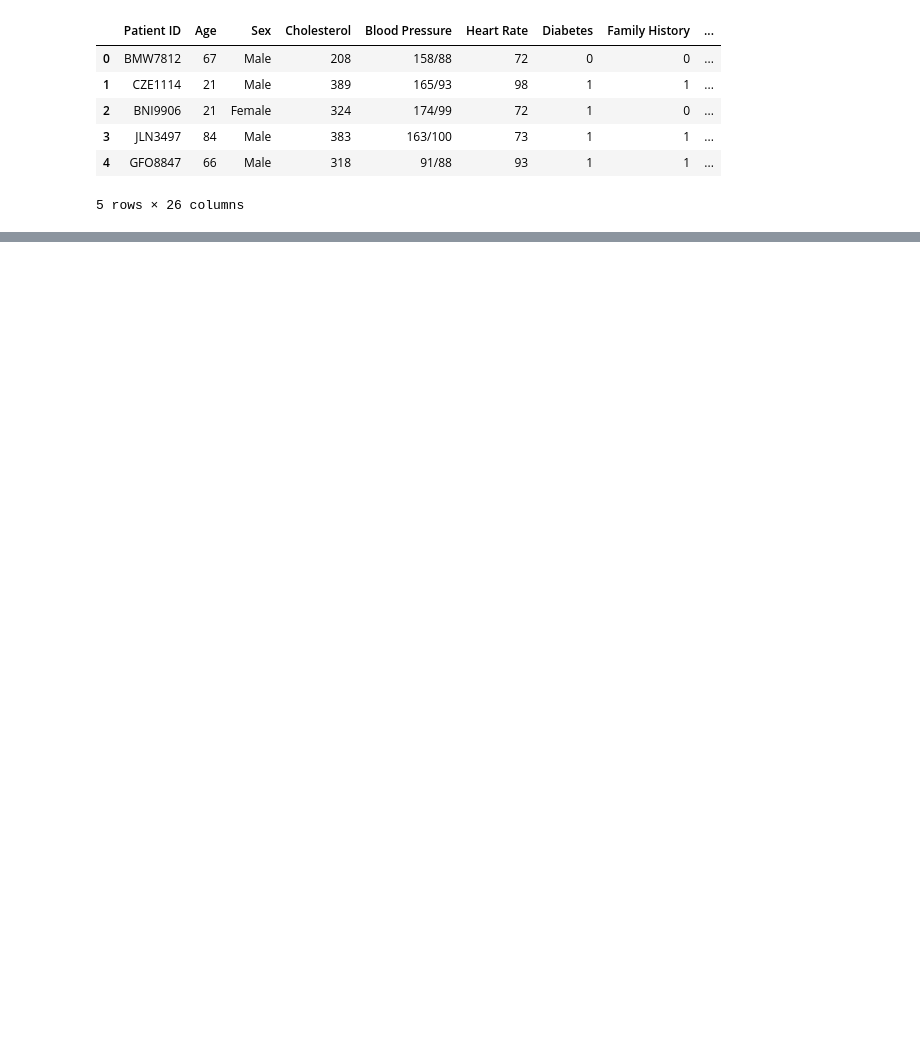
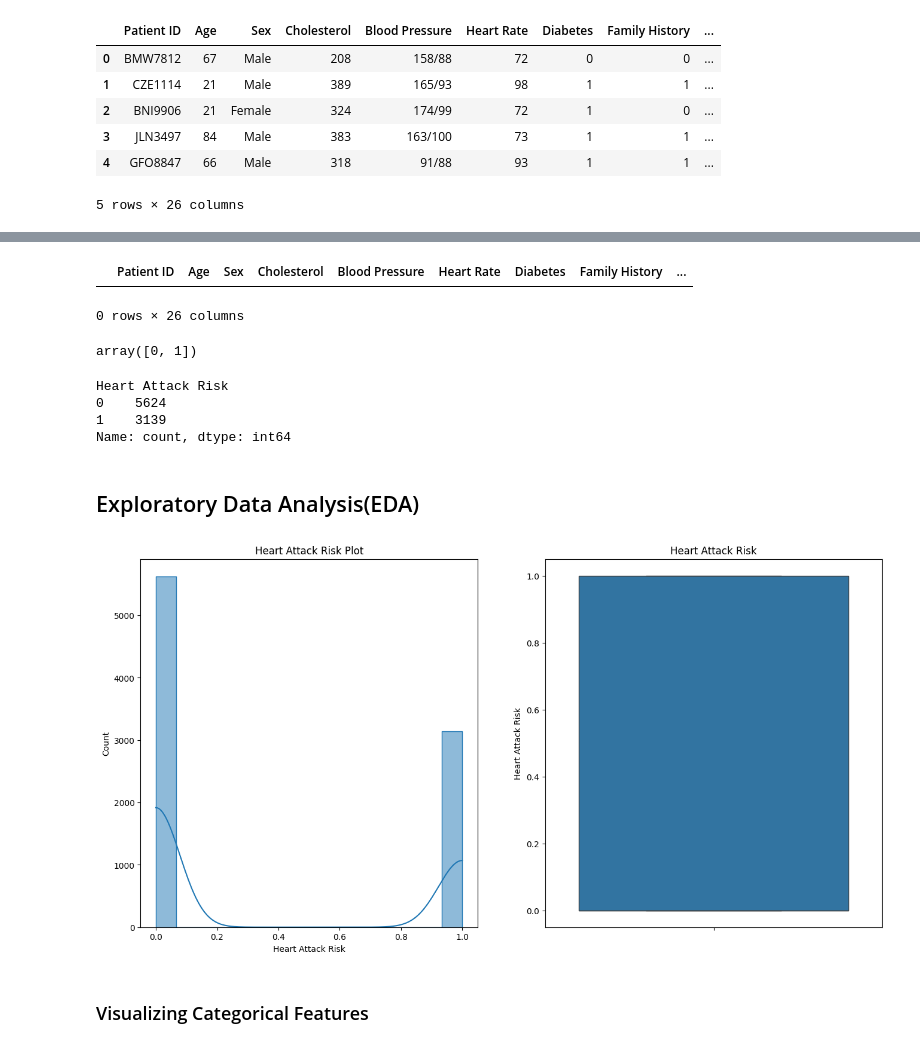
Before and after one commit to Akila-Prabath/Heart-Attack-Predictor, a Jupyter notebook: notebooks/FC212006_Akila/dataset.ipynb, the cells around one changed output, grey strips where cells are left out. Drawn from its saved outputs; the diff is of its cells as text; code cells hidden in the pictures; blank space fills up the shorter version.

Commit message:
Update dataset notebook

```diff
--- a/notebooks/FC212006_Akila/dataset.ipynb
+++ b/notebooks/FC212006_Akila/dataset.ipynb
@@ -4,6 +5,6 @@ import pandas as pd
 import matplotlib.pyplot as plt
 # %%
-data = pd.read_csv('../data/raw/heart_attack_prediction_dataset.csv')
+data = pd.read_csv('../../data/raw/heart_attack_prediction_dataset.csv')
 # %%
 data.head()
 # %% [output]
@@ -20,0 +81,36 @@ data.shape
+# %%
+data.loc[data.duplicated()]
+# %% [output]
+|  | Patient ID | Age | Sex | Cholesterol | Blood Pressure | Heart Rate | Diabetes | Family History | ... |
+0 rows × 26 columns
+# %%
+# check the different clases in Heart Attack Risk column
+data["Heart Attack Risk"].unique()
+# %% [output]
+array([0, 1])
+# %%
+# count the instances of each class
+data["Heart Attack Risk"].value_counts()
+# %% [output]
+Heart Attack Risk
+0    5624
+1    3139
+Name: count, dtype: int64
+# %% [markdown]
+## Exploratory Data Analysis(EDA)
+# %%
+plt.figure(figsize=(16,8))
+
+plt.subplot(1,2,1)
+plt.title('Heart Attack Risk Plot')
+sns.histplot(data["Heart Attack Risk"], kde=True, element='step')
+
+plt.subplot(1,2,2)
+sns.boxplot(data["Heart Attack Risk"])
+plt.title('Heart Attack Risk')
+
+plt.show()
+# %% [output]
+[figure, added]
+# %% [markdown]
+### Visualizing Categorical Features
```
Also changed, not shown: parts of 9 cells of this notebook.
